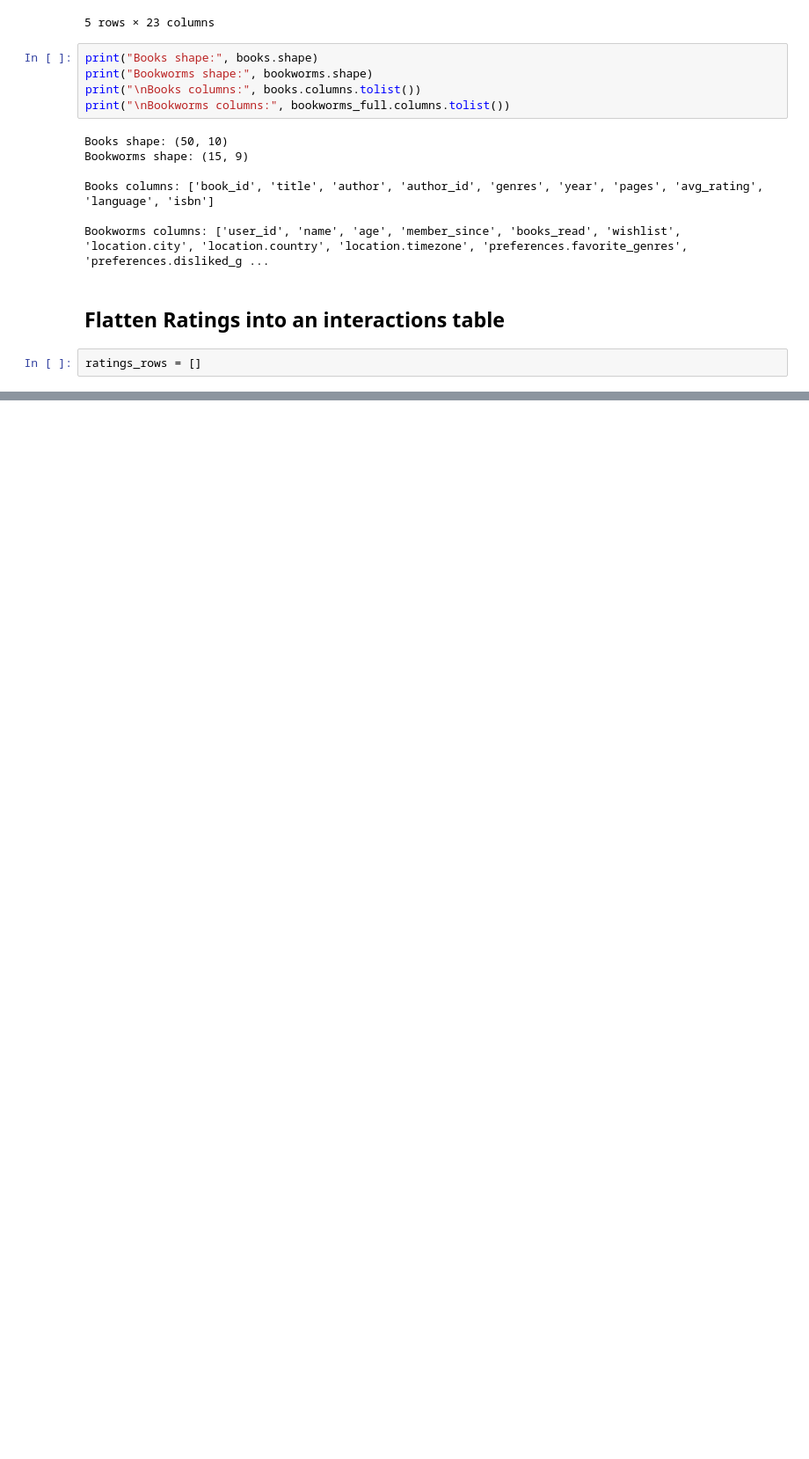
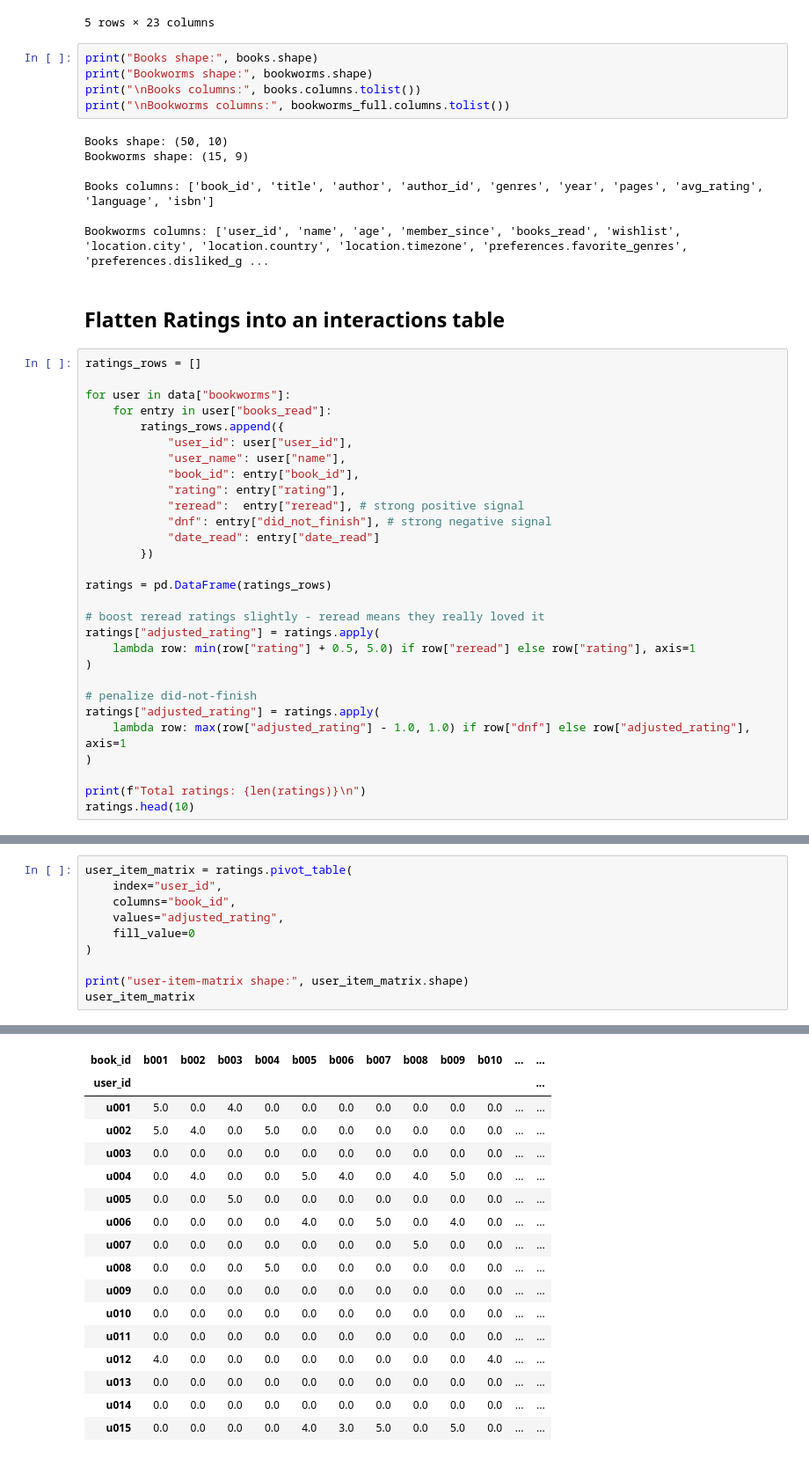
Before and after one commit to zt4ff/L2E, a Jupyter notebook: 00_personal/learngo-pockets/bookworms/model/tt.ipynb, the cells around one changed output, grey strips where cells are left out. Shown at 88% size. Cells and saved outputs as stored; diff of their text form; blank space fills up the shorter version.

```diff
--- a/00_personal/learngo-pockets/bookworms/model/tt.ipynb
+++ b/00_personal/learngo-pockets/bookworms/model/tt.ipynb
@@ -50,3 +50,30 @@ Bookworms columns: ['user_id', 'name', 'age', 'member_since', 'books_read', 'wis
 ## Flatten Ratings into an interactions table
 # %%
 ratings_rows = []
+
+for user in data["bookworms"]:
+    for entry in user["books_read"]:
+        ratings_rows.append({
+            "user_id": user["user_id"],
+            "user_name": user["name"],
+            "book_id": entry["book_id"],
+            "rating": entry["rating"],
+            "reread":  entry["reread"], # strong positive signal
+            "dnf": entry["did_not_finish"], # strong negative signal
+            "date_read": entry["date_read"]
+        })
+
+ratings = pd.DataFrame(ratings_rows)
+
+# boost reread ratings slightly - reread means they really loved it
+ratings["adjusted_rating"] = ratings.apply(
+    lambda row: min(row["rating"] + 0.5, 5.0) if row["reread"] else row["rating"], axis=1
+)
+
+# penalize did-not-finish
+ratings["adjusted_rating"] = ratings.apply(
+    lambda row: max(row["adjusted_rating"] - 1.0, 1.0) if row["dnf"] else row["adjusted_rating"], axis=1
+)
+
+print(f"Total ratings: {len(ratings)}\n")
+ratings.head(10)
@@ -52,0 +130,11 @@ ratings_rows = []
+# %%
+user_item_matrix = ratings.pivot_table(
+    index="user_id",
+    columns="book_id",
+    values="adjusted_rating",
+    fill_value=0
+)
+
+print("user-item-matrix shape:", user_item_matrix.shape)
+user_item_matrix
+# %% [output]
@@ -52,0 +142,17 @@ ratings_rows = []
+| book_id | b001 | b002 | b003 | b004 | b005 | b006 | b007 | b008 | b009 | b010 | ... | ... |
+| user_id |  |  |  |  |  |  |  |  |  |  |  | ... |
+| u001 | 5.0 | 0.0 | 4.0 | 0.0 | 0.0 | 0.0 | 0.0 | 0.0 | 0.0 | 0.0 | ... | ... |
+| u002 | 5.0 | 4.0 | 0.0 | 5.0 | 0.0 | 0.0 | 0.0 | 0.0 | 0.0 | 0.0 | ... | ... |
+| u003 | 0.0 | 0.0 | 0.0 | 0.0 | 0.0 | 0.0 | 0.0 | 0.0 | 0.0 | 0.0 | ... | ... |
+| u004 | 0.0 | 4.0 | 0.0 | 0.0 | 5.0 | 4.0 | 0.0 | 4.0 | 5.0 | 0.0 | ... | ... |
+| u005 | 0.0 | 0.0 | 5.0 | 0.0 | 0.0 | 0.0 | 0.0 | 0.0 | 0.0 | 0.0 | ... | ... |
+| u006 | 0.0 | 0.0 | 0.0 | 0.0 | 4.0 | 0.0 | 5.0 | 0.0 | 4.0 | 0.0 | ... | ... |
+| u007 | 0.0 | 0.0 | 0.0 | 0.0 | 0.0 | 0.0 | 0.0 | 5.0 | 0.0 | 0.0 | ... | ... |
+| u008 | 0.0 | 0.0 | 0.0 | 5.0 | 0.0 | 0.0 | 0.0 | 0.0 | 0.0 | 0.0 | ... | ... |
+| u009 | 0.0 | 0.0 | 0.0 | 0.0 | 0.0 | 0.0 | 0.0 | 0.0 | 0.0 | 0.0 | ... | ... |
+| u010 | 0.0 | 0.0 | 0.0 | 0.0 | 0.0 | 0.0 | 0.0 | 0.0 | 0.0 | 0.0 | ... | ... |
+| u011 | 0.0 | 0.0 | 0.0 | 0.0 | 0.0 | 0.0 | 0.0 | 0.0 | 0.0 | 0.0 | ... | ... |
+| u012 | 4.0 | 0.0 | 0.0 | 0.0 | 0.0 | 0.0 | 0.0 | 0.0 | 0.0 | 4.0 | ... | ... |
+| u013 | 0.0 | 0.0 | 0.0 | 0.0 | 0.0 | 0.0 | 0.0 | 0.0 | 0.0 | 0.0 | ... | ... |
+| u014 | 0.0 | 0.0 | 0.0 | 0.0 | 0.0 | 0.0 | 0.0 | 0.0 | 0.0 | 0.0 | ... | ... |
+| u015 | 0.0 | 0.0 | 0.0 | 0.0 | 4.0 | 3.0 | 5.0 | 0.0 | 5.0 | 0.0 | ... | ... |
```
Also changed, not shown: parts of 9 cells of this notebook, 1 other file.
